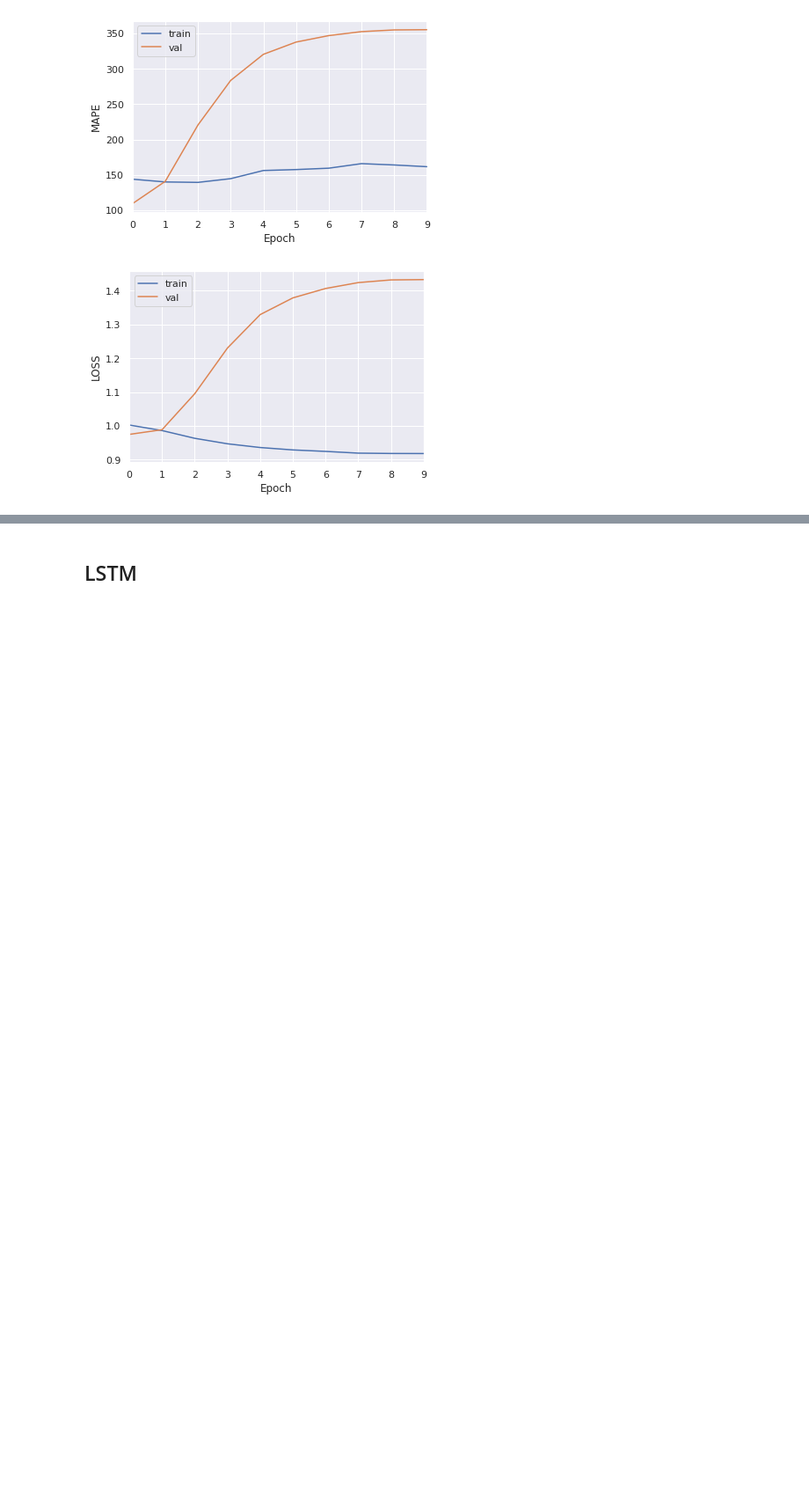
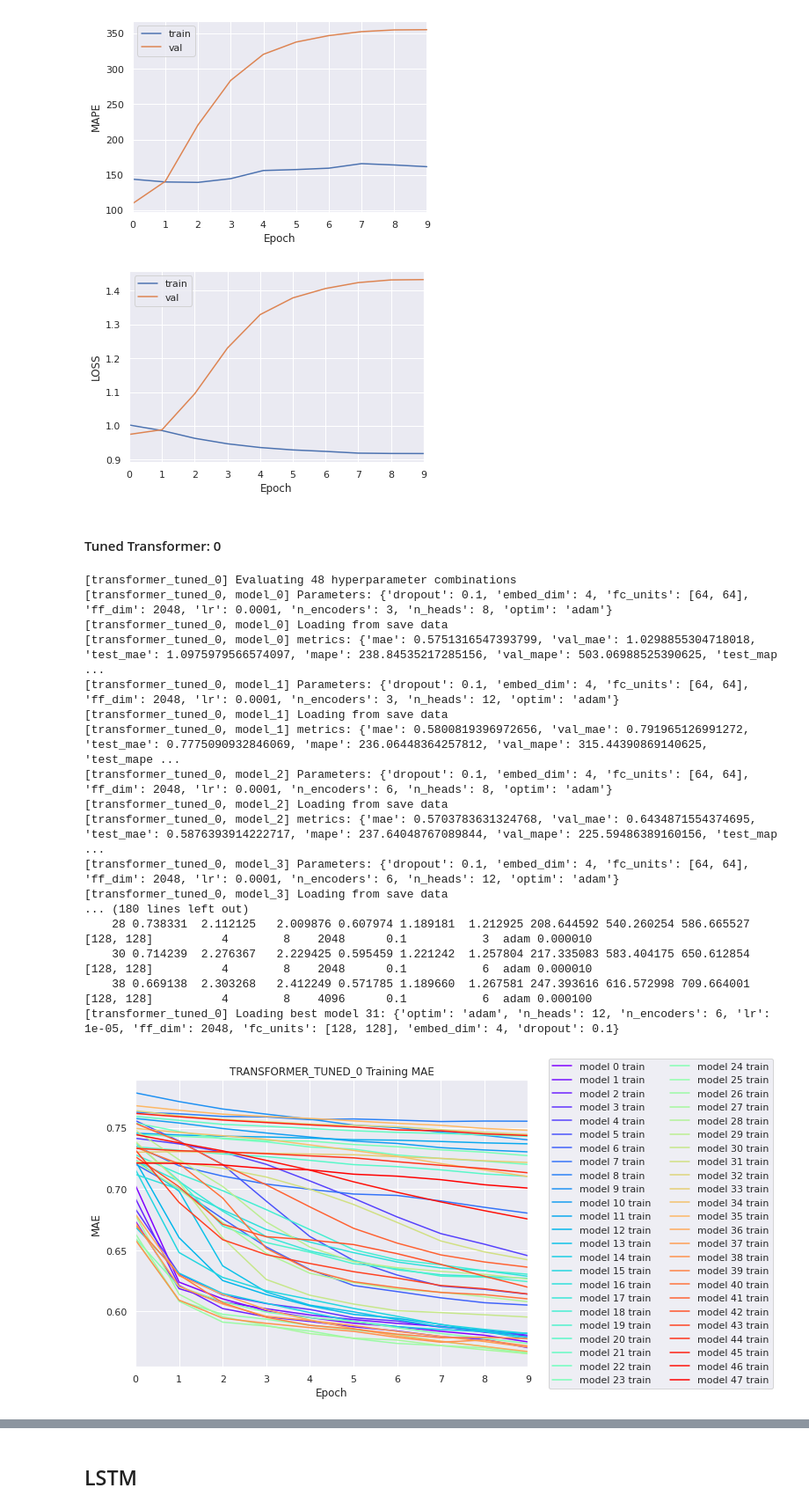
Before and after one commit to news-vt/makassar-ml, a Jupyter notebook: jupyter/timeseries_transformer_beijing_pm25.ipynb, the cells around one changed output, grey strips where cells are left out. Shown at 88% size. Drawn from its saved outputs; the diff is of its cells as text; code cells hidden in the pictures; blank space fills up the shorter version.

Commit message:
Transformer tuning trial 0

```diff
--- a/jupyter/timeseries_transformer_beijing_pm25.ipynb
+++ b/jupyter/timeseries_transformer_beijing_pm25.ipynb
@@ -1634,7 +1634,6 @@ def hp_gridsearch(
             # Train and evaluate the model and get the trained model, history, and metrics.
             _, hist, met = train_evaluate_model(
                 model,
-                model_name=model_name,
                 datagen_train=dataset_train,
                 datagen_val=dataset_val,
                 datagen_test=dataset_test,
@@ -1877,3 +1880,80 @@ transformer 0.918407  1.432882   1.412177 0.702915 0.929531  0.982767 [64, 64]
 [figure]
 [figure]
 [figure]
+# %% [markdown]
+#### Tuned Transformer: 0
+# %%
+hparams = dict(
+    fc_units=[
+        [64,64],
+        [128,128],
+    ],
+    embed_dim=[4],
+    n_heads=[8, 12],
+    ff_dim=[
+        2048,
+        4096,
+    ],
+    dropout=[0.1],
+    n_encoders=[3, 6],
+    optim=['adam'],
+    lr=[1e-4, 1e-5, 1e-6],
+)
+
+# Define model compilation parameters.
+# (i.e., loss, metrics, etc.)
+compile_params = dict(
+    loss='mse',
+    metrics=['mae', 'mape'],
+)
+
+# Create model building function.
+builder = build_model_from_hparams(build_transformer_encoder_net)
+
+# Build the resulting table header.
+table_header = ['model']
+for m in ['loss']+compile_params['metrics']:
+    table_header.append(f"{m}")
+    table_header.append(f"val_{m}")
+    table_header.append(f"test_{m}")
+table_header.extend(list(hparams))
+
+# Tuning.
+_ = hp_gridsearch(
+    model_name='transformer_tuned_0',
+    build_model_func=builder,
+    params=hparams,
+    compile_params=compile_params,
+    in_seq_len=in_seq_len,
+    out_seq_len=out_seq_len,
+    shift=shift,
+    split=split,
+    in_feat=in_feat,
+    out_feat=out_feat,
+    batch_size=batch_size,
+    shuffle=shuffle,
+    strategy=strategy,
+    epochs=epochs,
+    table_header=table_header,
+    sort_cols="val_loss",
+    table_omit_cols=['optim', 'dropout', 'embed_dim', 'mape', 'val_mape', 'test_mape'],
+)
+# %% [output]
+[transformer_tuned_0] Evaluating 48 hyperparameter combinations
+[transformer_tuned_0, model_0] Parameters: {'dropout': 0.1, 'embed_dim': 4, 'fc_units': [64, 64], 'ff_dim': 2048, 'lr': 0.0001, 'n_encoders': 3, 'n_heads': 8, 'optim': 'adam'}
+[transformer_tuned_0, model_0] Loading from save data
+[transformer_tuned_0, model_0] metrics: {'mae': 0.5751316547393799, 'val_mae': 1.0298855304718018, 'test_mae': 1.0975979566574097, 'mape': 238.84535217285156, 'val_mape': 503.06988525390625, 'test_map ...
+[transformer_tuned_0, model_1] Parameters: {'dropout': 0.1, 'embed_dim': 4, 'fc_units': [64, 64], 'ff_dim': 2048, 'lr': 0.0001, 'n_encoders': 3, 'n_heads': 12, 'optim': 'adam'}
+[transformer_tuned_0, model_1] Loading from save data
+[transformer_tuned_0, model_1] metrics: {'mae': 0.5800819396972656, 'val_mae': 0.791965126991272, 'test_mae': 0.7775090932846069, 'mape': 236.06448364257812, 'val_mape': 315.44390869140625, 'test_mape ...
+[transformer_tuned_0, model_2] Parameters: {'dropout': 0.1, 'embed_dim': 4, 'fc_units': [64, 64], 'ff_dim': 2048, 'lr': 0.0001, 'n_encoders': 6, 'n_heads': 8, 'optim': 'adam'}
+[transformer_tuned_0, model_2] Loading from save data
+[transformer_tuned_0, model_2] metrics: {'mae': 0.5703783631324768, 'val_mae': 0.6434871554374695, 'test_mae': 0.5876393914222717, 'mape': 237.64048767089844, 'val_mape': 225.59486389160156, 'test_map ...
+[transformer_tuned_0, model_3] Parameters: {'dropout': 0.1, 'embed_dim': 4, 'fc_units': [64, 64], 'ff_dim': 2048, 'lr': 0.0001, 'n_encoders': 6, 'n_heads': 12, 'optim': 'adam'}
+[transformer_tuned_0, model_3] Loading from save data
+... (180 lines left out)
+    28 0.738331  2.112125   2.009876 0.607974 1.189181  1.212925 208.644592 540.260254 586.665527 [128, 128]          4        8    2048      0.1           3  adam 0.000010
+    30 0.714239  2.276367   2.229425 0.595459 1.221242  1.257804 217.335083 583.404175 650.612854 [128, 128]          4        8    2048      0.1           6  adam 0.000010
+    38 0.669138  2.303268   2.412249 0.571785 1.189660  1.267581 247.393616 616.572998 709.664001 [128, 128]          4        8    4096      0.1           6  adam 0.000100
+[transformer_tuned_0] Loading best model 31: {'optim': 'adam', 'n_heads': 12, 'n_encoders': 6, 'lr': 1e-05, 'ff_dim': 2048, 'fc_units': [128, 128], 'embed_dim': 4, 'dropout': 0.1}
+[figure, added]
```
Also changed, not shown: parts of 3 cells of this notebook.
